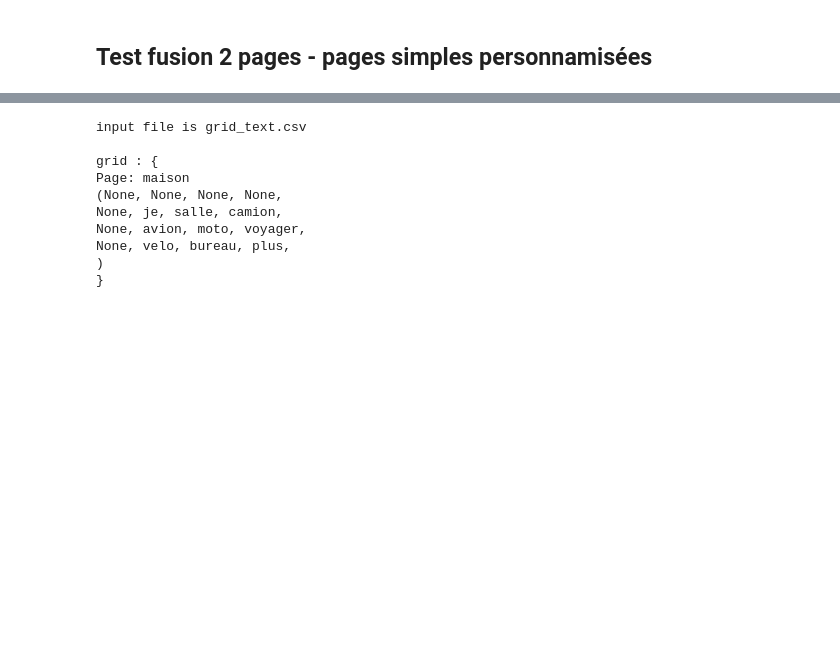
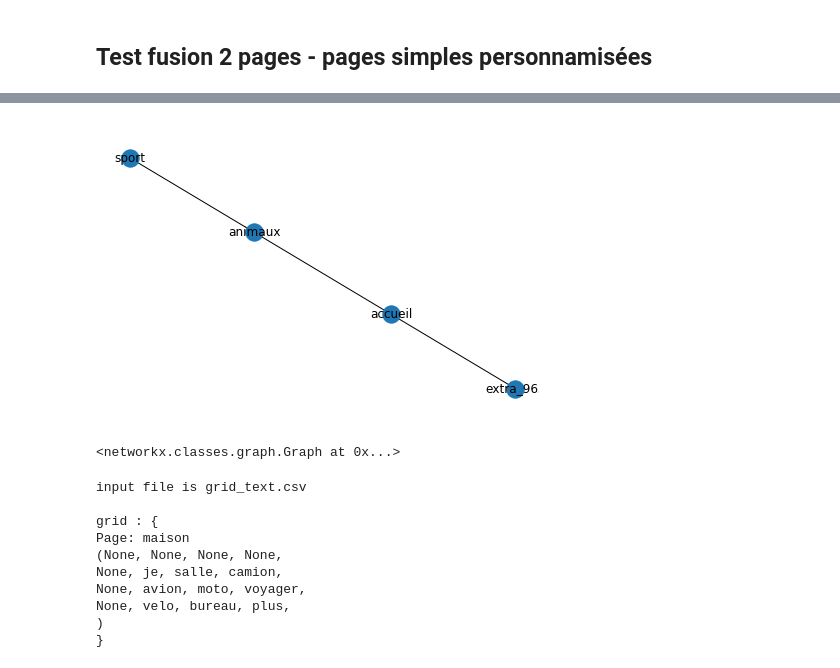
Before and after one commit to CarlosVargasF/grid_generation, a Jupyter notebook: gen_init.ipynb, the cells around one changed output, grey strips where cells are left out. Cells and saved outputs as stored; diff of their text form; code cells hidden in the pictures; blank space fills up the shorter version.

```diff
--- a/gen_init.ipynb
+++ b/gen_init.ipynb
@@ -779,3 +789,8 @@ output file is grid_3_raw.csv
+# %%
+grid3.to_graph()
+# %% [output]
+[figure, added]
+<networkx.classes.graph.Graph at 0x...>
 # %%
 grid4 = create_grid('grid_text.csv')
 print(grid4)
```
Also changed, not shown: parts of 12 cells of this notebook, 1 other file.
